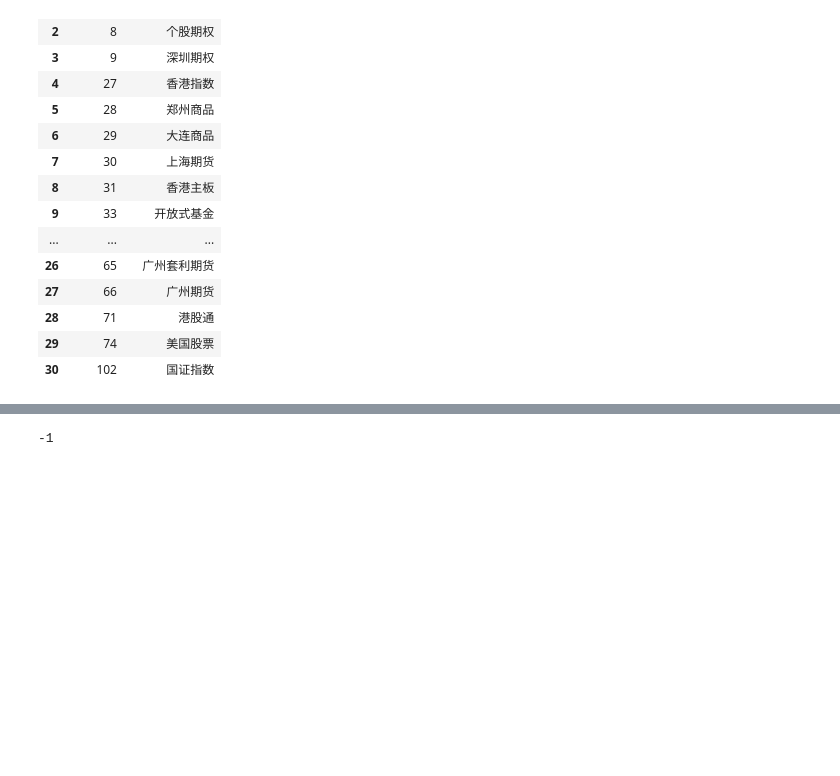
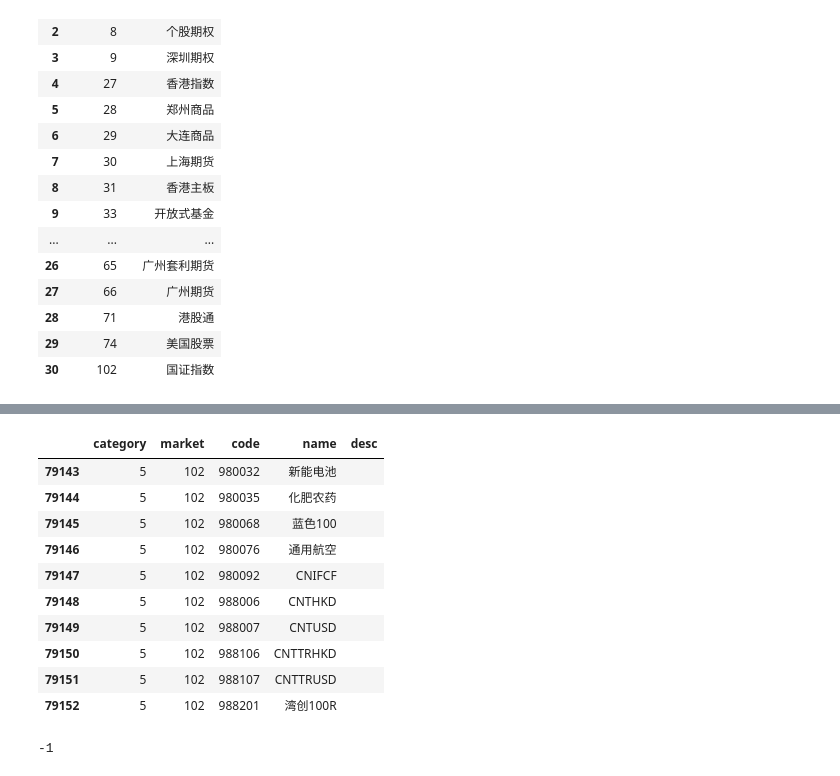
Before and after one commit to u588/app, a Jupyter notebook: AiStock/TDX数据接口.ipynb, the cells around one changed output, grey strips where cells are left out. Cells and saved outputs as stored; diff of their text form; code cells hidden in the pictures; blank space fills up the shorter version.

```diff
--- a/AiStock/TDX数据接口.ipynb
+++ b/AiStock/TDX数据接口.ipynb
@@ -164 +178,15 @@ df_merg = pd.merge(df_inst, mID, left_on='market', right_on='market', how='left'
+# %%
+df_inst.tail(10)
+# %% [output]
+|  | category | market | code | name | desc |
+| 79143 | 5 | 102 | 980032 | 新能电池 |  |
+| 79144 | 5 | 102 | 980035 | 化肥农药 |  |
+| 79145 | 5 | 102 | 980068 | 蓝色100 |  |
+| 79146 | 5 | 102 | 980076 | 通用航空 |  |
+| 79147 | 5 | 102 | 980092 | CNIFCF |  |
+| 79148 | 5 | 102 | 988006 | CNTHKD |  |
+| 79149 | 5 | 102 | 988007 | CNTUSD |  |
+| 79150 | 5 | 102 | 988106 | CNTTRHKD |  |
+| 79151 | 5 | 102 | 988107 | CNTTRUSD |  |
+| 79152 | 5 | 102 | 988201 | 湾创100R |  |
 # %%
```
Also changed, not shown: parts of 13 cells of this notebook, 9 other files.
